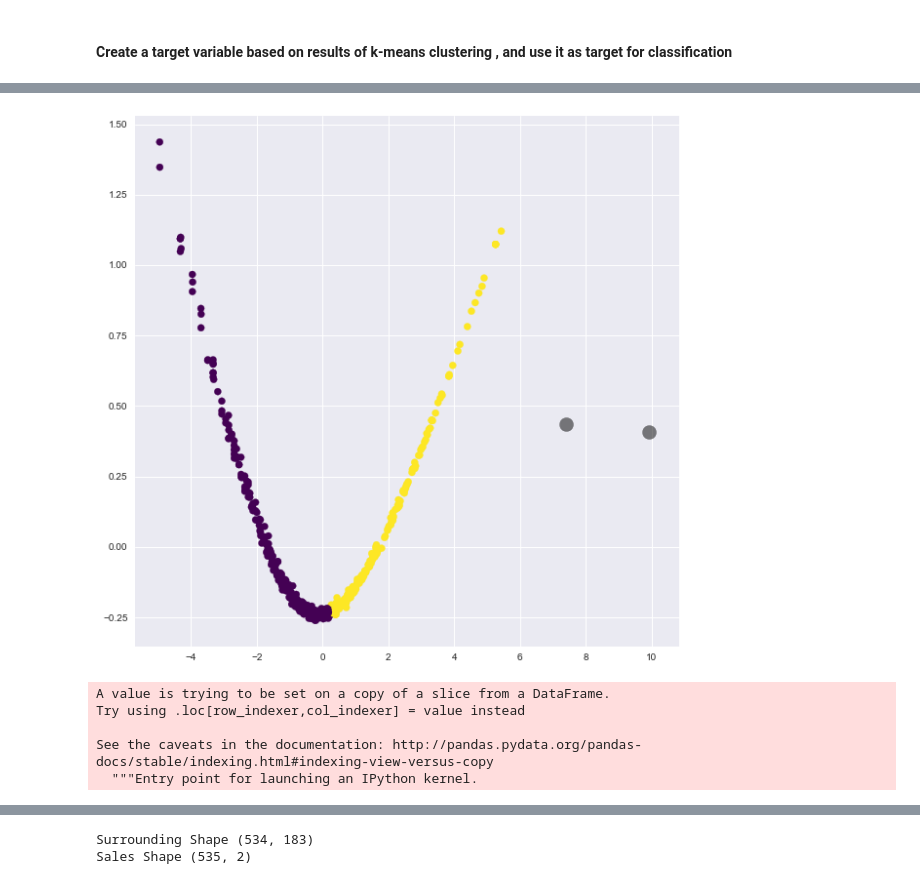
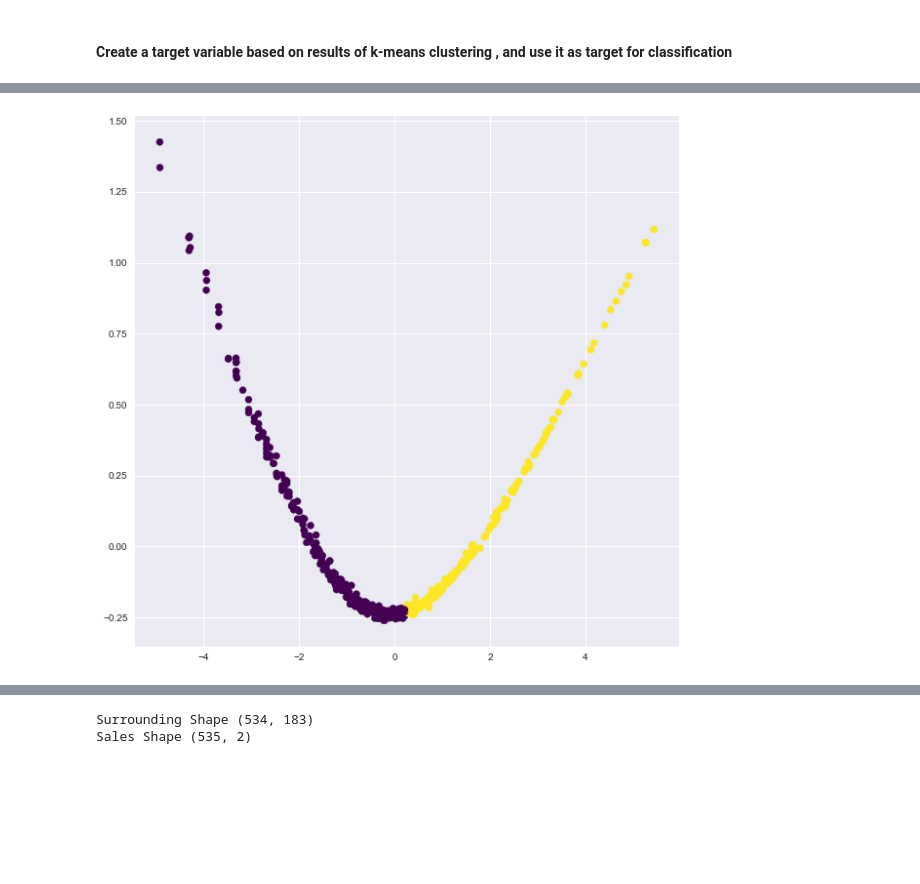
Before and after one commit to anilkumarpanda/imp_sales_forecast, a Jupyter notebook: Target Creation via KMeans.ipynb, the cells around one changed output, grey strips where cells are left out. Drawn from its saved outputs; the diff is of its cells as text; code cells hidden in the pictures; blank space fills up the shorter version.

```diff
--- a/Target Creation via KMeans.ipynb
+++ b/Target Creation via KMeans.ipynb
@@ -91,0 +105,7 @@ See the caveats in the documentation: http://pandas.pydata.org/pandas-docs/stabl
+# %%
+#sales_pdf_daily_sub= sales_pdf_daily_sub[['total_sales','Morning','Afternoon','Evening','sales_per_hr']]
+#sales_pdf_daily_sub = sales_pdf_daily_sub.loc[sales_pdf_daily_sub['total_sales'] >= 1000]
+#sales_pdf_daily_sub = sales_pdf_daily_sub.loc[sales_pdf_daily_sub['total_sales'] <= 150000]
+sales_pdf_daily_sub['total_sales'] = sales_pdf_daily_sub['total_sales'].apply(lambda x : np.log((x+1)))
+normalizedX = sales_pdf_daily_sub[['total_sales','Morning','Afternoon','Evening','sales_per_hr']]
+normalizedX.head()
@@ -105,16 +132,10 @@ pca_nx = pca.transform(normalizedX)
 # %%
 plt.figure(figsize=(10,10))
 plt.scatter(pca_nx[:,0],pca_nx[:,1], c=y_kmeans, s=50, cmap='viridis')
 centers = kmeans.cluster_centers_
-plt.scatter(centers[:,0], centers[:,1], c='black',s=200, alpha=0.5)
+#plt.scatter(centers[:,0], centers[:,1], c='black',s=200, alpha=0.5)
 plt.show()
 # %% [output]
-[figure, old version]
+[figure, new version]
 # %%
 sales_pdf_daily_sub['y_kmeans'] = y_kmeans
-# %% [output]
-A value is trying to be set on a copy of a slice from a DataFrame.
-Try using .loc[row_indexer,col_indexer] = value instead
-
-See the caveats in the documentation: http://pandas.pydata.org/pandas-docs/stable/indexing.html#indexing-view-versus-copy
-  """Entry point for launching an IPython kernel.
```
Also changed, not shown: parts of 13 cells of this notebook, 8 other files.
